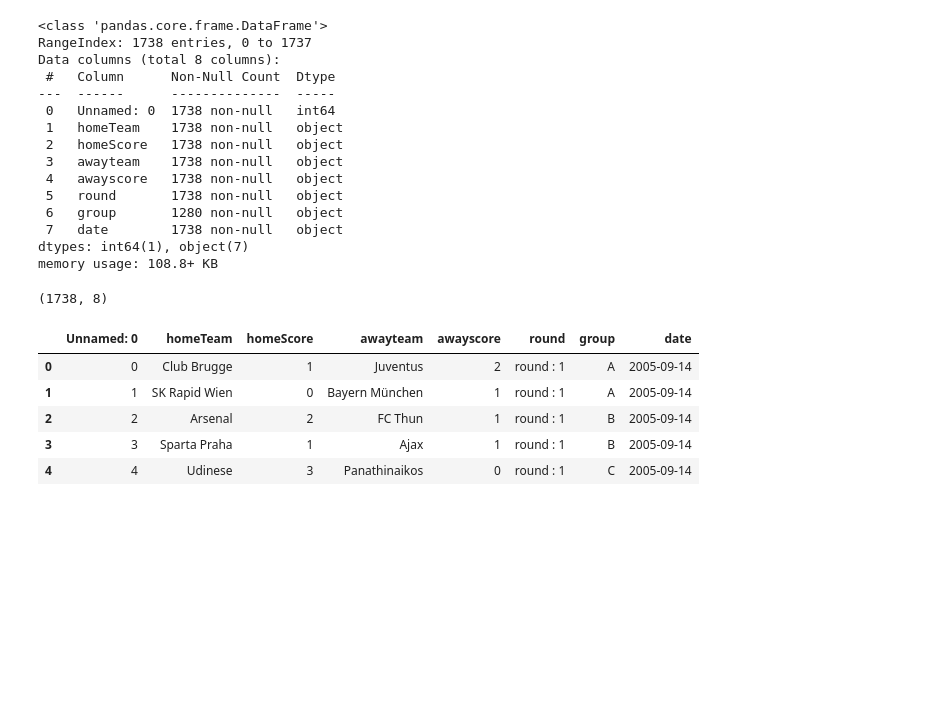
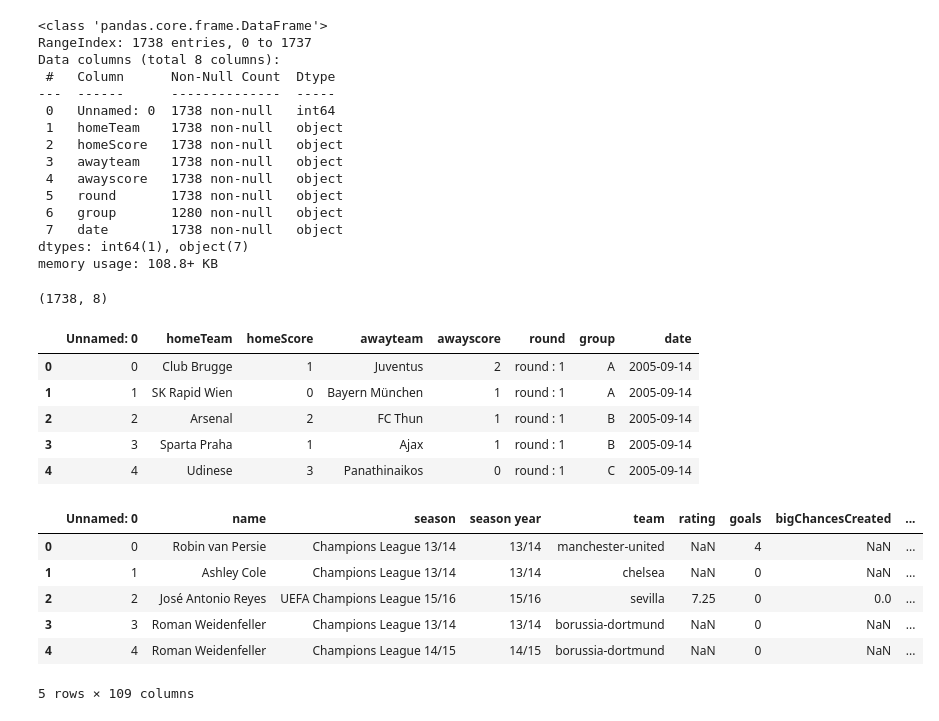
Before and after one commit to ZaidSultan10/champions-league-winner-prediction, a Jupyter notebook: UEFA_Champions_League_Winner_Prediction-checkpoint.ipynb, the cells around one changed output. Cells and saved outputs as stored; diff of their text form; code cells hidden in the pictures; blank space fills up the shorter version.

```diff
--- a/UEFA_Champions_League_Winner_Prediction-checkpoint.ipynb
+++ b/UEFA_Champions_League_Winner_Prediction-checkpoint.ipynb
@@ -64,0 +67,10 @@ uefa_raw_df.head()
+# %%
+uefa_player_raw_df.head()
+# %% [output]
+|  | Unnamed: 0 | name | season | season year | team | rating | goals | bigChancesCreated | ... |
+| 0 | 0 | Robin van Persie | Champions League 13/14 | 13/14 | manchester-united | NaN | 4 | NaN | ... |
+| 1 | 1 | Ashley Cole | Champions League 13/14 | 13/14 | chelsea | NaN | 0 | NaN | ... |
+| 2 | 2 | José Antonio Reyes | UEFA Champions League 15/16 | 15/16 | sevilla | 7.25 | 0 | 0.0 | ... |
+| 3 | 3 | Roman Weidenfeller | Champions League 13/14 | 13/14 | borussia-dortmund | NaN | 0 | NaN | ... |
+| 4 | 4 | Roman Weidenfeller | Champions League 14/15 | 14/15 | borussia-dortmund | NaN | 0 | NaN | ... |
+5 rows × 109 columns
```
Also changed, not shown: parts of 26 cells of this notebook.
